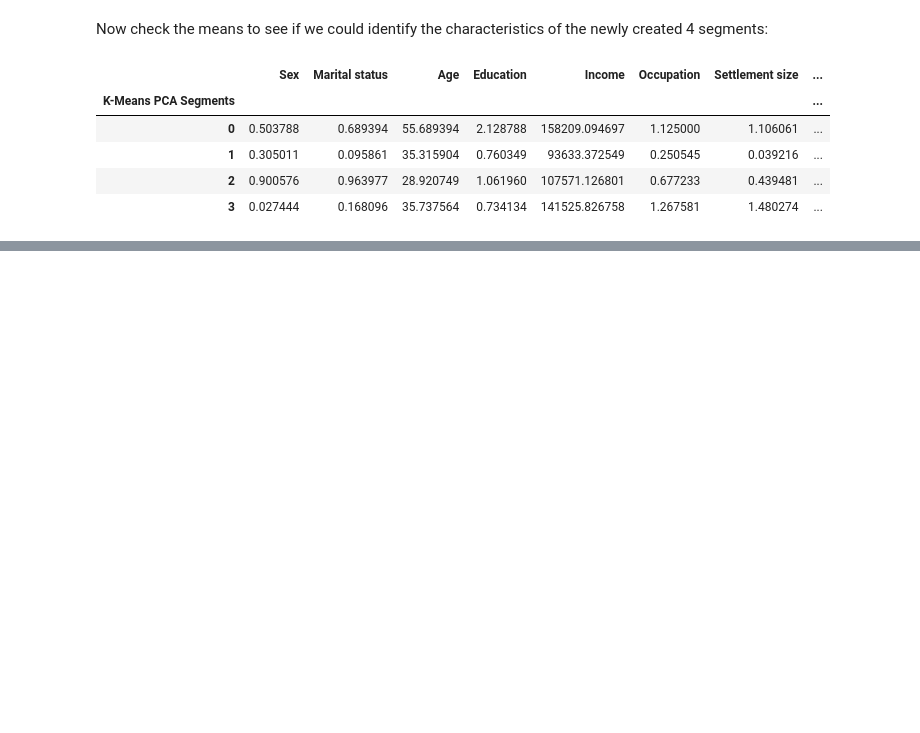
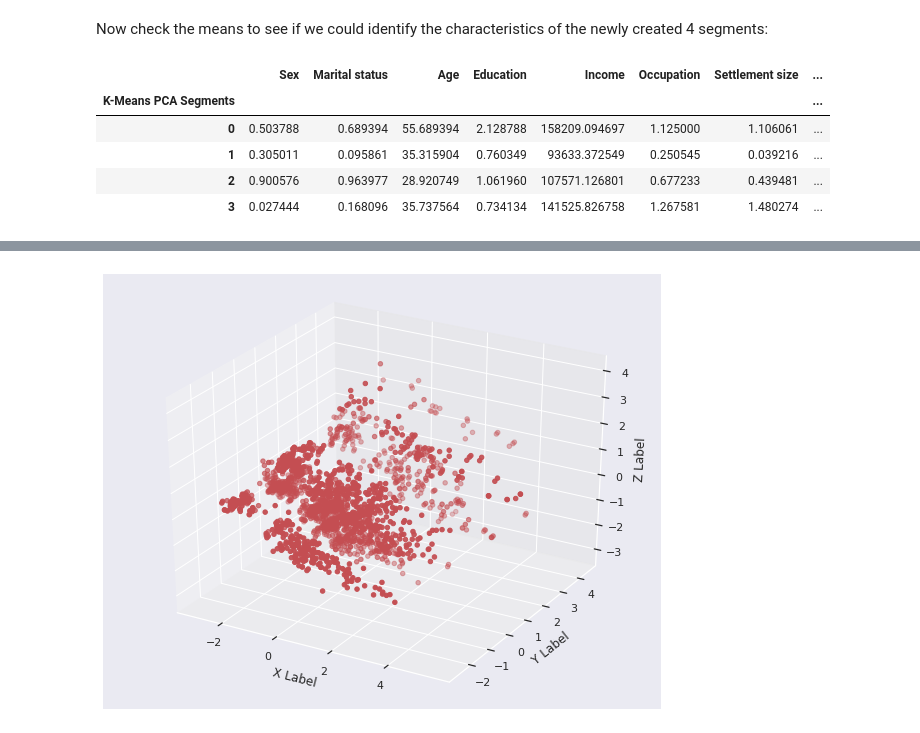
Before and after one commit to mihnguyen/udemy-customer-analytics, a Jupyter notebook: customer-segmentation/notebook_Customer_Segmentation.ipynb, the cells around one changed output, grey strips where cells are left out. Saved outputs shown, nothing was run; the diff lists cells and outputs as text; code cells hidden in the pictures; blank space fills up the shorter version.

```diff
--- a/customer-segmentation/notebook_Customer_Segmentation.ipynb
+++ b/customer-segmentation/notebook_Customer_Segmentation.ipynb
@@ -536,0 +586,18 @@ df_segm_pca_kmeans_freq
+# %%
+fig = plt.figure(figsize = (10, 8))
+ax = fig.add_subplot(111, projection='3d')
+
+x = df_segm_pca_kmeans['Component 1 (Career)']
+y = df_segm_pca_kmeans['Component 2 (Education & Lifestyle)']
+z = df_segm_pca_kmeans['Component 3 (Experience)']
+
+
+ax.scatter(x, y, z, c = ['g', 'r', 'c', 'm'])
+
+ax.set_xlabel('X Label')
+ax.set_ylabel('Y Label')
+ax.set_zlabel('Z Label')
+
+plt.show()
+# %% [output]
+[figure, added]
```
Also changed, not shown: parts of 7 cells of this notebook.
